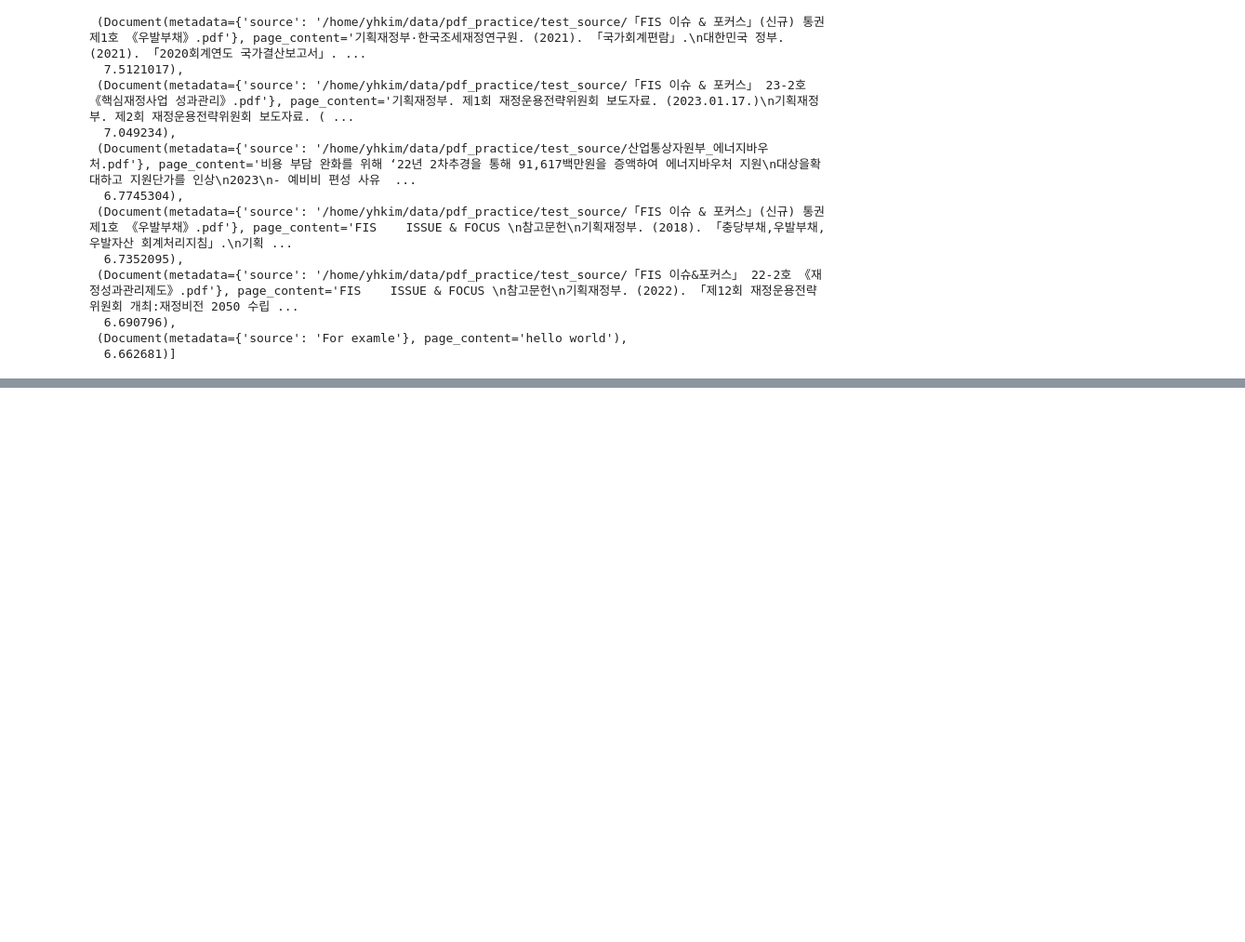
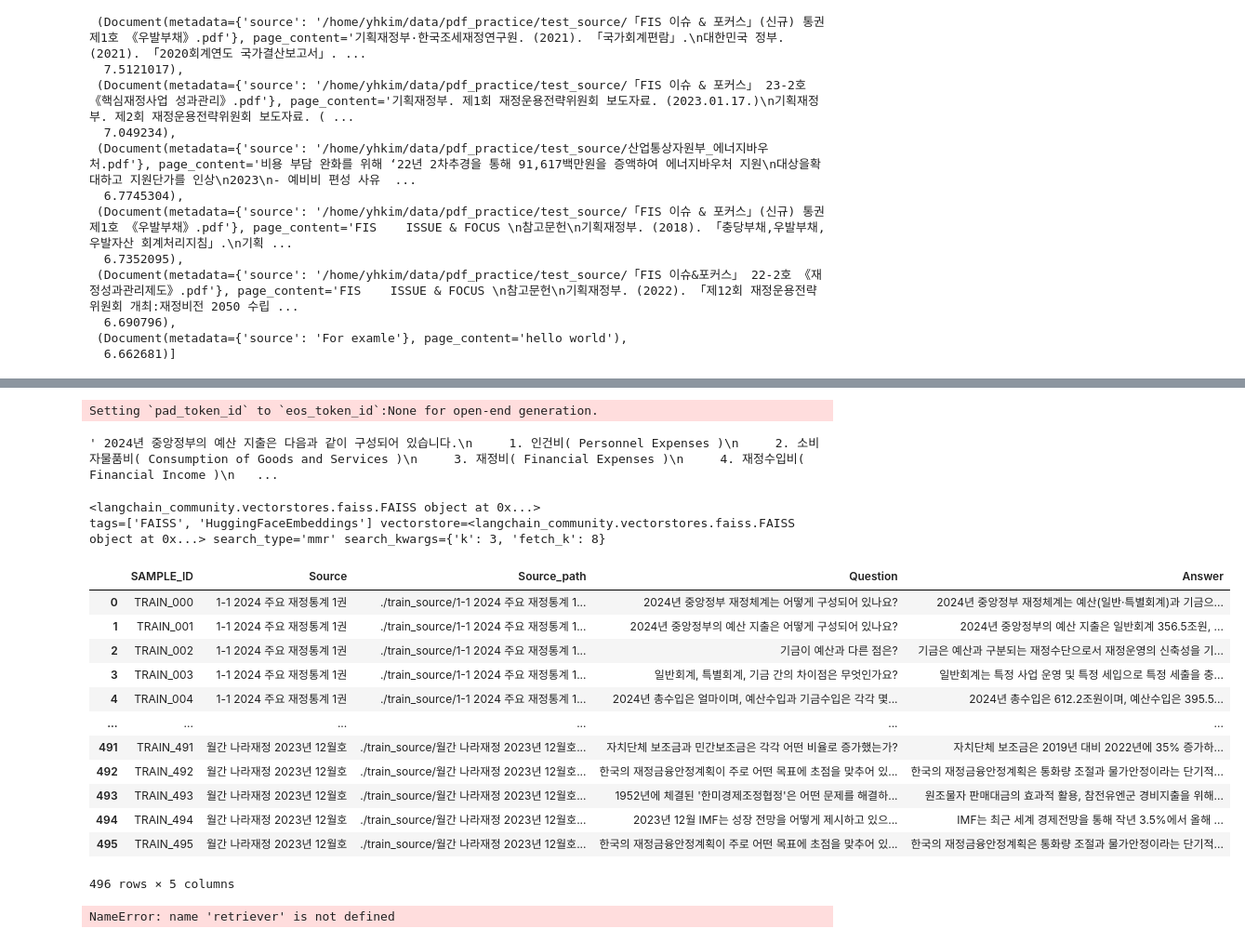
Before and after one commit to hykhhijk/notebook, a Jupyter notebook: RAG_practice/baseline.ipynb, the cells around one changed output, grey strips where cells are left out. Shown: that part at 93% size. Saved outputs shown, nothing was run; the diff lists cells and outputs as text; code cells hidden in the pictures; blank space fills up the shorter version.

Commit message:
Add Generation part

```diff
--- a/RAG_practice/baseline.ipynb
+++ b/RAG_practice/baseline.ipynb
@@ -40,18 +59,10 @@ from langchain_core.documents import Document
 # Load PDF
 # %%
 ##original code: https://dacon.io/competitions/official/236295/codeshare/11616?page=1&dtype=recent
+path = "/home/user/yhkim/data/train_source"         #pdf 파일이 있는 폴더 경로
 
-pdfs = [
-    "/home/yhkim/data/pdf_practice/test_source/「FIS 이슈 & 포커스」 22-4호 《중앙-지방 간 재정조정제도》.pdf",
-    "/home/yhkim/data/pdf_practice/test_source/「FIS 이슈 & 포커스」 23-2호 《핵심재정사업 성과관리》.pdf",
-    "/home/yhkim/data/pdf_practice/test_source/「FIS 이슈&포커스」 22-2호 《재정성과관리제도》.pdf",
-    "/home/yhkim/data/pdf_practice/test_source/「FIS 이슈 & 포커스」(신규) 통권 제1호 《우발부채》.pdf",
-    "/home/yhkim/data/pdf_practice/test_source/국토교통부_행복주택출자.pdf",
-    "/home/yhkim/data/pdf_practice/test_source/보건복지부_노인장기요양보험 사업운영.pdf",
-    "/home/yhkim/data/pdf_practice/test_source/보건복지부_부모급여(영아수당) 지원.pdf",
-    "/home/yhkim/data/pdf_practice/test_source/산업통상자원부_에너지바우처.pdf",
-    "/home/yhkim/data/pdf_practice/test_source/중소벤처기업부_혁신창업사업화자금(융자).pdf"
-]
+pdfs = [os.path.join(path, i) for i in os.listdir(path)]
+
 
 doc_texts = []
 for pdf_path in pdfs:
@@ -250,0 +341,7 @@ db.similarity_search_with_score("Give me docs about stats", k=10)
+# %%
+({"context": retriever | format_docs, "question": RunnablePassthrough()}| prompt | llm).invoke(question)
+# %% [output]
+Setting `pad_token_id` to `eos_token_id`:None for open-end generation.
+' 2024년 중앙정부의 예산 지출은 다음과 같이 구성되어 있습니다.\n     1. 인건비( Personnel Expenses )\n     2. 소비자물품비( Consumption of Goods and Services )\n     3. 재정비( Financial Expenses )\n     4. 재정수입비( Financial Income )\n   ...
+# %%
+df = pd.read_csv(path[:-7]+".csv")
@@ -250,0 +354,22 @@ db.similarity_search_with_score("Give me docs about stats", k=10)
+# %%
+print(documents[pdfs[0]])
+print(retrievers[pdfs[0]])
+# %% [output]
+<langchain_community.vectorstores.faiss.FAISS object at 0x...>
+tags=['FAISS', 'HuggingFaceEmbeddings'] vectorstore=<langchain_community.vectorstores.faiss.FAISS object at 0x...> search_type='mmr' search_kwargs={'k': 3, 'fetch_k': 8}
+# %%
+df
+# %% [output]
+|  | SAMPLE_ID | Source | Source_path | Question | Answer |
+| 0 | TRAIN_000 | 1-1 2024 주요 재정통계 1권 | ./train_source/1-1 2024 주요 재정통계 1... | 2024년 중앙정부 재정체계는 어떻게 구성되어 있나요? | 2024년 중앙정부 재정체계는 예산(일반·특별회계)과 기금으... |
+| 1 | TRAIN_001 | 1-1 2024 주요 재정통계 1권 | ./train_source/1-1 2024 주요 재정통계 1... | 2024년 중앙정부의 예산 지출은 어떻게 구성되어 있나요? | 2024년 중앙정부의 예산 지출은 일반회계 356.5조원, ... |
+| 2 | TRAIN_002 | 1-1 2024 주요 재정통계 1권 | ./train_source/1-1 2024 주요 재정통계 1... | 기금이 예산과 다른 점은? | 기금은 예산과 구분되는 재정수단으로서 재정운영의 신축성을 기... |
+| 3 | TRAIN_003 | 1-1 2024 주요 재정통계 1권 | ./train_source/1-1 2024 주요 재정통계 1... | 일반회계, 특별회계, 기금 간의 차이점은 무엇인가요? | 일반회계는 특정 사업 운영 및 특정 세입으로 특정 세출을 충... |
+| 4 | TRAIN_004 | 1-1 2024 주요 재정통계 1권 | ./train_source/1-1 2024 주요 재정통계 1... | 2024년 총수입은 얼마이며, 예산수입과 기금수입은 각각 몇... | 2024년 총수입은 612.2조원이며, 예산수입은 395.5... |
+| ... | ... | ... | ... | ... | ... |
+| 491 | TRAIN_491 | 월간 나라재정 2023년 12월호 | ./train_source/월간 나라재정 2023년 12월호... | 자치단체 보조금과 민간보조금은 각각 어떤 비율로 증가했는가? | 자치단체 보조금은 2019년 대비 2022년에 35% 증가하... |
+| 492 | TRAIN_492 | 월간 나라재정 2023년 12월호 | ./train_source/월간 나라재정 2023년 12월호... | 한국의 재정금융안정계획이 주로 어떤 목표에 초점을 맞추어 있... | 한국의 재정금융안정계획은 통화량 조절과 물가안정이라는 단기적... |
+| 493 | TRAIN_493 | 월간 나라재정 2023년 12월호 | ./train_source/월간 나라재정 2023년 12월호... | 1952년에 체결된 '한미경제조정협정'은 어떤 문제를 해결하... | 원조물자 판매대금의 효과적 활용, 참전유엔군 경비지출을 위해... |
+| 494 | TRAIN_494 | 월간 나라재정 2023년 12월호 | ./train_source/월간 나라재정 2023년 12월호... | 2023년 12월 IMF는 성장 전망을 어떻게 제시하고 있으... | IMF는 최근 세계 경제전망을 통해 작년 3.5%에서 올해 ... |
+| 495 | TRAIN_495 | 월간 나라재정 2023년 12월호 | ./train_source/월간 나라재정 2023년 12월호... | 한국의 재정금융안정계획이 주로 어떤 목표에 초점을 맞추어 있... | 한국의 재정금융안정계획은 통화량 조절과 물가안정이라는 단기적... |
+496 rows × 5 columns
@@ -250,0 +384,4 @@ db.similarity_search_with_score("Give me docs about stats", k=10)
+# %%
+({"context": retriever | format_docs, "question": RunnablePassthrough()}| prompt | llm).invoke(question)
+# %% [output]
+NameError: name 'retriever' is not defined
```
Also changed, not shown: parts of 22 cells of this notebook.
